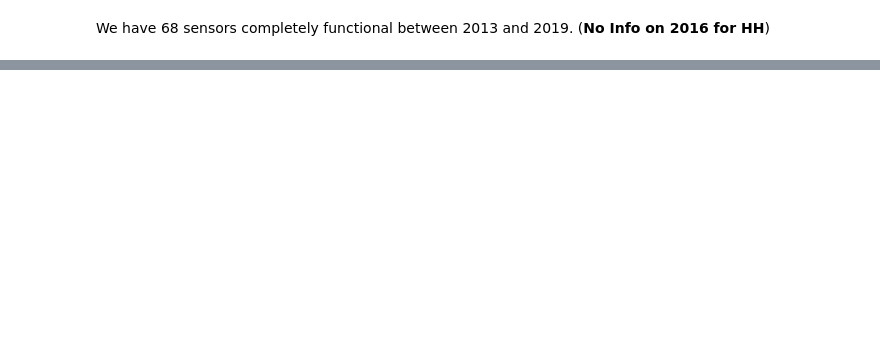
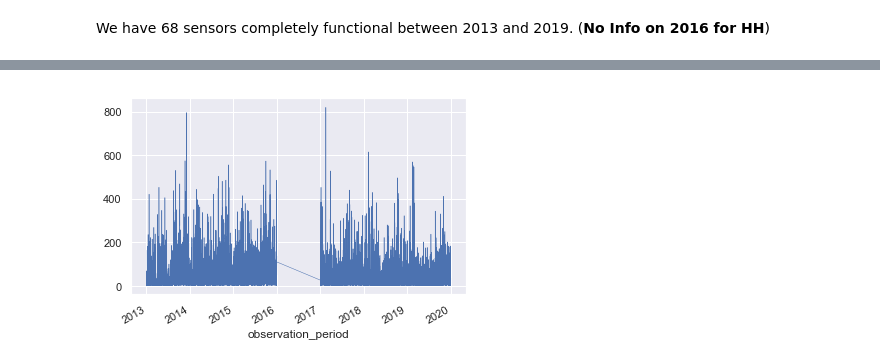
Before and after one commit to EvgenyGorelov/CorrelAid-Development-of-air-pollution-in-Hamburg, a Jupyter notebook: Correlaid.2013.19.etl.pandas.1.0.ipynb, the cells around one changed output, grey strips where cells are left out. Drawn from its saved outputs; the diff is of its cells as text; code cells hidden in the pictures; blank space fills up the shorter version.

```diff
--- a/Correlaid.2013.19.etl.pandas.1.0.ipynb
+++ b/Correlaid.2013.19.etl.pandas.1.0.ipynb
@@ -464,4 +480,6 @@ sns.set(rc={'figure.figsize':(11, 4)})
 # %%
-df_single['DEHH050_NO_dataGroup1'].plot(linewidth=0.5);
+df_single['DEHH064_NO_dataGroup1'].plot(linewidth=0.5);
+# %% [output]
+[figure, added]
 # %%
 df_single.dtypes
```
Also changed, not shown: parts of 22 cells of this notebook.
